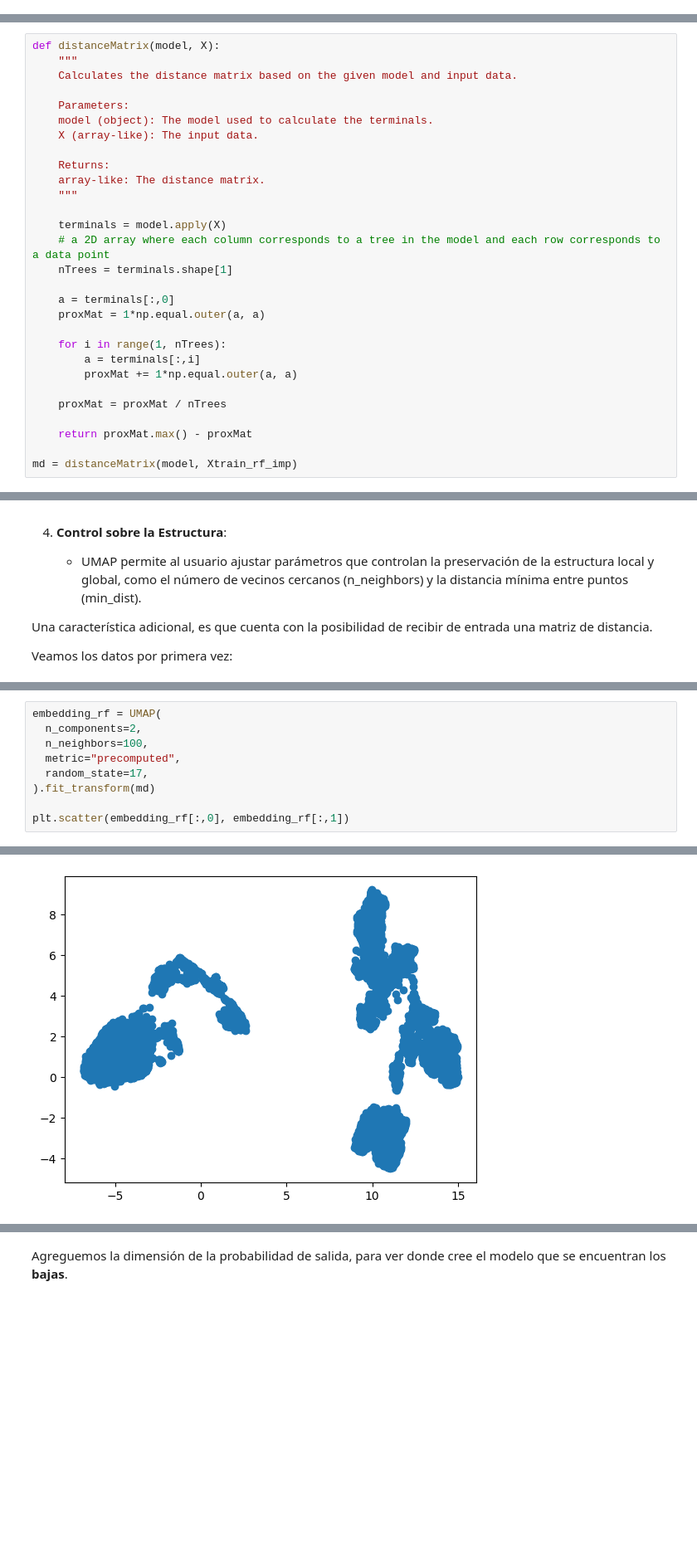
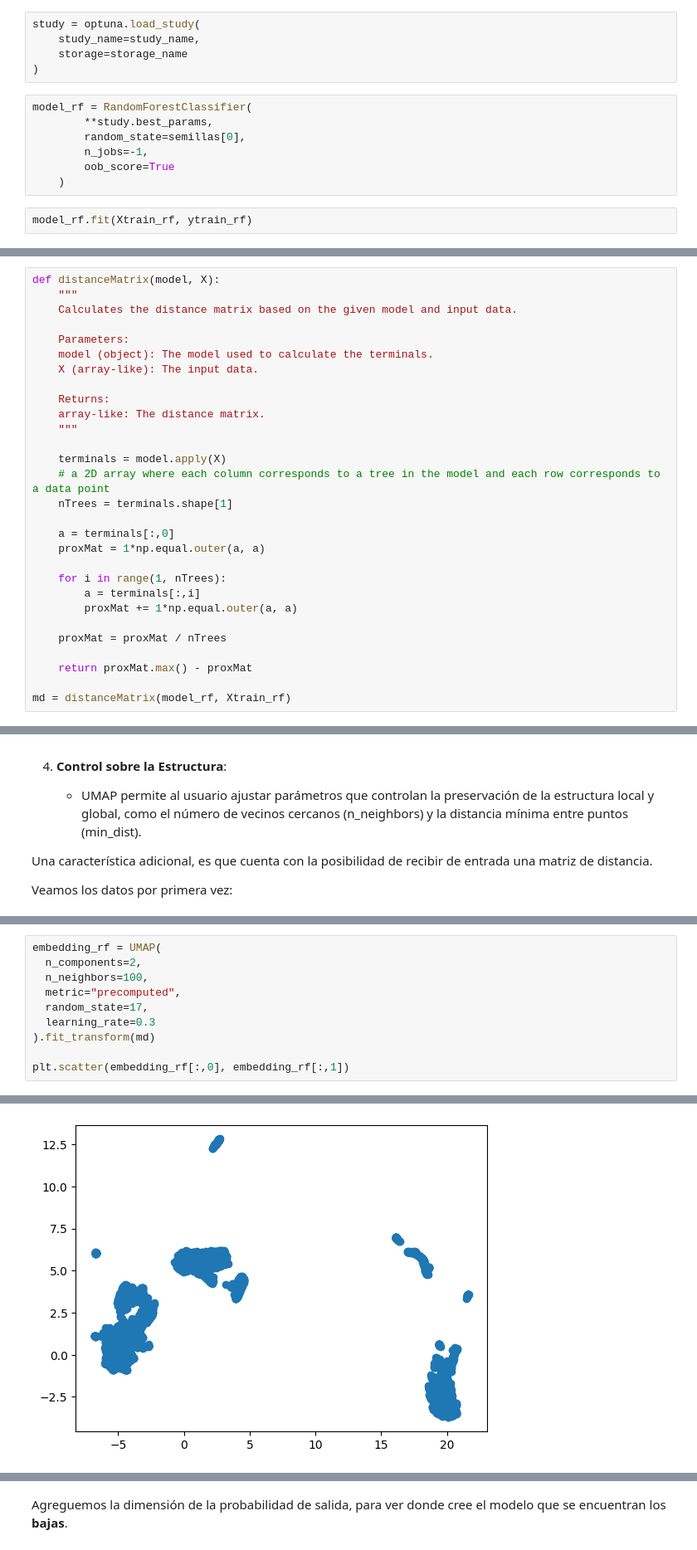
Before and after one commit to jgjuara/dmeyf2024, a Jupyter notebook: src-juara/z502_Segmentacion.ipynb, the cells around one changed output, grey strips where cells are left out. Shown at 83% size. Drawn from its saved outputs; the diff is of its cells as text; blank space fills up the shorter version.

```diff
--- a/src-juara/z502_Segmentacion.ipynb
+++ b/src-juara/z502_Segmentacion.ipynb
@@ -105,2 +174,16 @@ RandomForestClassifier(max_features=20, min_samples_leaf=400, random_state=17)
 # %% [markdown]
 Armamos (copiamos de internet) una función que nos calcule la matriz de distancias
+# %%
+study = optuna.load_study(
+    study_name=study_name,
+    storage=storage_name
+)
+# %%
+model_rf = RandomForestClassifier(
+        **study.best_params,
+        random_state=semillas[0],
+        n_jobs=-1,
+        oob_score=True
+    )
+# %%
+model_rf.fit(Xtrain_rf, ytrain_rf)
@@ -132,6 +220,6 @@ def distanceMatrix(model, X):
 
     return proxMat.max() - proxMat
 
-md = distanceMatrix(model, Xtrain_rf_imp)
+md = distanceMatrix(model_rf, Xtrain_rf)
 # %% [markdown]
 Veamos como se ve. Recuerde que significa que un número esté cerca de 0 o que esté cerca de 1.
@@ -176,6 +264,7 @@ embedding_rf = UMAP(
   n_neighbors=100,
   metric="precomputed",
   random_state=17,
+  learning_rate=0.3
 ).fit_transform(md)
 
 plt.scatter(embedding_rf[:,0], embedding_rf[:,1])
@@ -188,3 +273,3 @@ n_jobs value 1 overridden to 1 by setting random_state. Use no seed for parallel
-[figure, old version]
+[figure, new version]
 # %%
 import plotly.express as px
```
Also changed, not shown: parts of 32 cells of this notebook, 7 other files.
